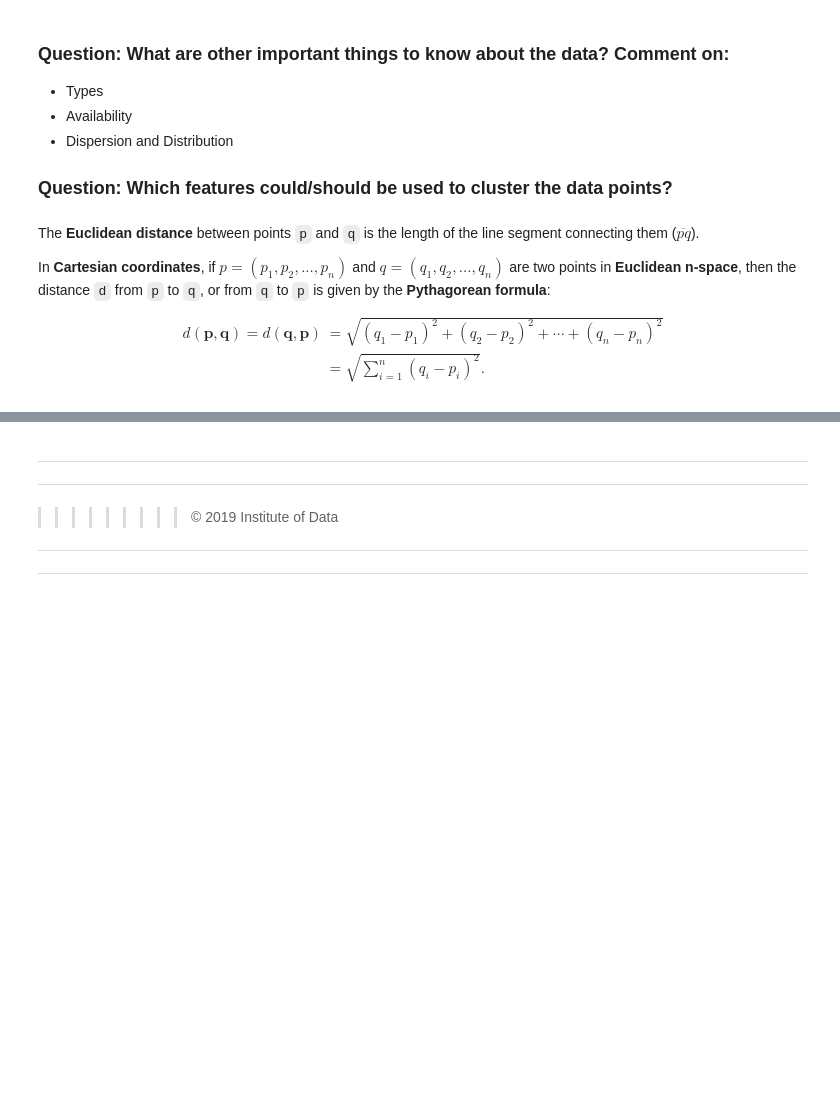
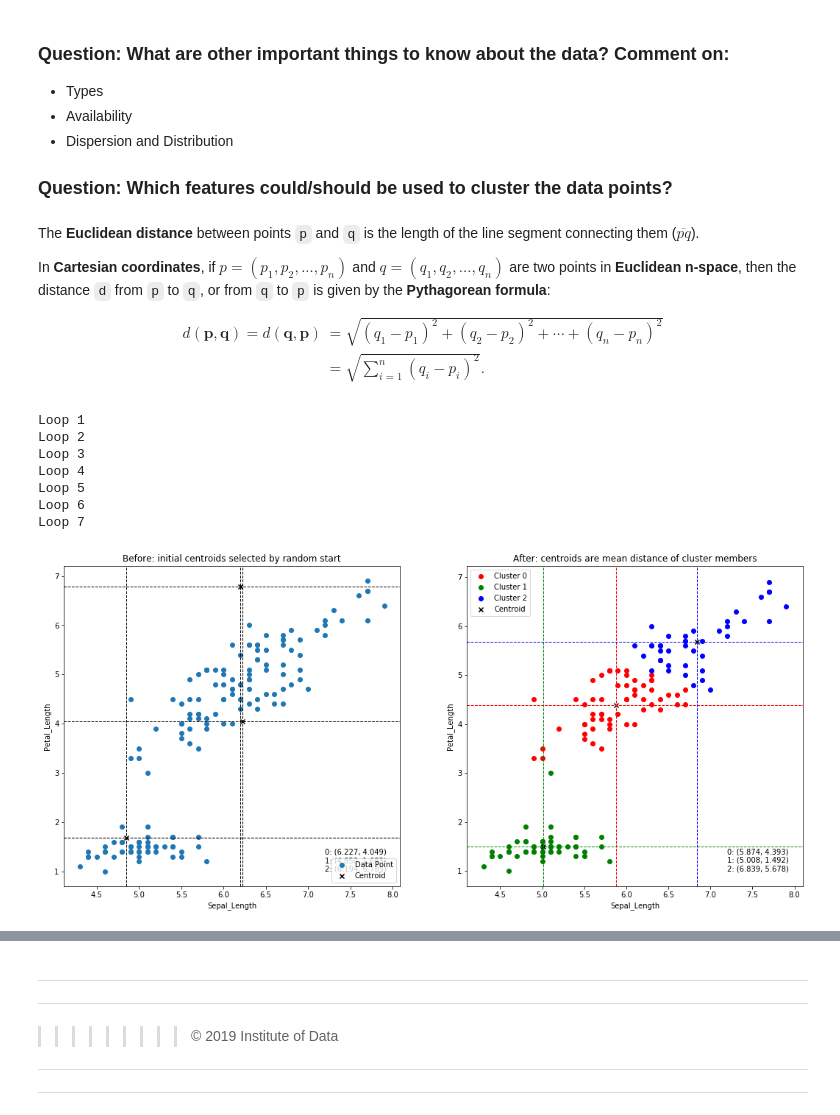
Before and after one commit to allenj813/DS-SYD-PT-24FEB, a Jupyter notebook: Module_6/Labs/IOD_Lab-6.1 vAJ.ipynb, the cells around one changed output, grey strips where cells are left out. Drawn from its saved outputs; the diff is of its cells as text; code cells hidden in the pictures; blank space fills up the shorter version.

```diff
--- a/Module_6/Labs/IOD_Lab-6.1 vAJ.ipynb
+++ b/Module_6/Labs/IOD_Lab-6.1 vAJ.ipynb
@@ -116,7 +131,7 @@ def create_centroids(K, features):
         dimensions = []
         for f in features:
             # create a random number between the minimum and maximum of each feature
-            x = np.random() #
+            x = np.random.uniform(X[f].min(), X[f].max()) #
             dimensions.append(x)
         # add all dimensions for the centroids of each cluster
         centroids.append(dimensions)
@@ -140,7 +155,7 @@ def closest_centroid(x, centroids):
         # convert c to a numpy.array; c contains the coordinates for all the features
         q = np.array(c)
         # calculate the Euclidean distance between data point `x` and centroid `c`
-        d = ___ # Hint: consider that the data has been converted to NumPy Arrays
+        d = np.sqrt(np.square(p-q).sum()) # Hint: consider that the data has been converted to NumPy Arrays
         # add the distance for each centroid
         distances.append(d)
 
@@ -158,13 +173,13 @@ def update_centroid(X, y, centroids):
             # for all the features
             for f in X.columns:
                 # calculate the mean
-                x = ___ #
+                x = X[y == i][f].mean() #
                 dimensions.append(x)
             c.append(dimensions)
         # if a cluster got no members
         else:
             # keep the previous coordinates
-            c.append(___) #
+            c.append(centroids[i]) #
 
     return c
 # %%
@@ -208,36 +223,51 @@ def plot_data(ax, X, y, centroids, show_clusters = True):
 K = 3
 
 # list the features to be used
 features = ['Sepal_Length', 'Petal_Length']
 
 # 2. Select `K` cluster centres randomly
-centroids = ___ # Create the initial centroids
+centroids = create_centroids(K, features) # Create the initial centroids
 
 # plot the data points and initial centroids (the 'Before')
 fig, axes = plt.subplots(nrows = 1, ncols = 2, figsize = (18, 8))
+axes[0].set_title("Before: initial centroids selected by random start")
 plot_data(axes[0], X[features], None, centroids, False)
+
+loop_no = 1
 
 # repeat util makes no moves
 while True:
+    print("Loop {}".format(loop_no))
     # 3. Calculate the distance between each data point and cluster centres
     # 4. Assign the data point to the cluster whose distance from its centre is minimum
-    y = ___ # this can be a bit hardcore, think about it for a while
+    y = X[features].apply(lambda x: closest_centroid(x, centroids), axis=1).values # this can be a bit hardcore, think about it for a while
             # Hints: the `apply()` method with a `lambda` function and returning some value
             # Note: `for` loops are acceptable but slow
 
     # move the known assignment be the previous state, for post comparison
     old_c = centroids.copy()
 
     # 5. Recalculate all new cluster centres by averaging the objects of each cluster
-    centroids = ___ # Update the centroids
+    centroids = update_centroid(X[features], y, old_c) # Update the centroids
+    loop_no += 1
 
     # 6. Repeat steps 3 to 5 until the centroids do not change
     if old_c == centroids:
         break
 
 # plot the data points identified by cluster and final centroids (the 'After')
 plot_data(axes[1], X[features], y, centroids)
+axes[1].set_title("After: centroids are mean distance of cluster members")
 plt.show()
+# %% [output]
+Loop 1
+Loop 2
+Loop 3
+Loop 4
+Loop 5
+Loop 6
+Loop 7
+[figure, added]
 # %% [markdown]
 >
 # %% [markdown]
```
Also changed, not shown: parts of 1 cell of this notebook, 1 other file.
